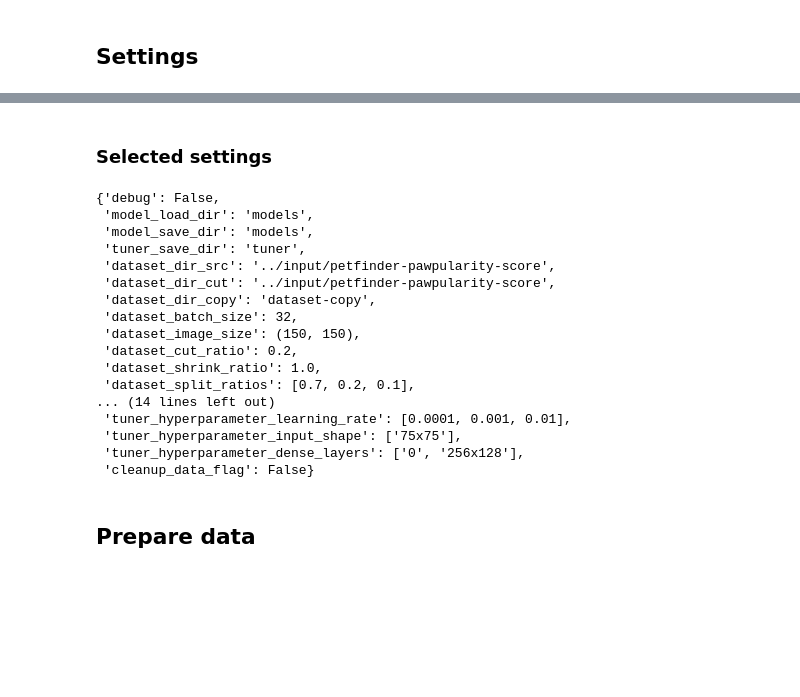
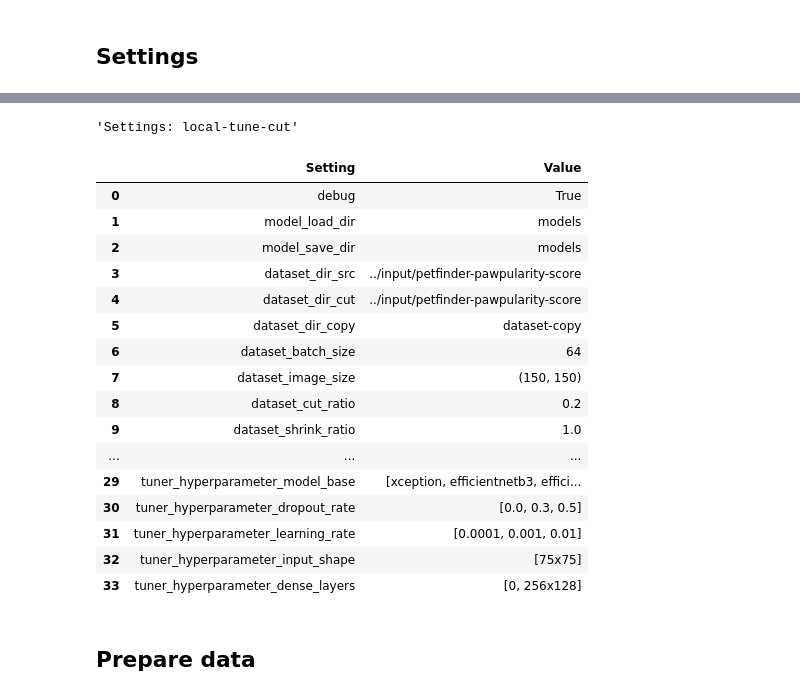
Before and after one commit to jpraynaud/petfinder-pawpularity, a Jupyter notebook: petfinder_pawpularity_tuner.ipynb, the cells around one changed output, grey strips where cells are left out. Cells and saved outputs as stored; diff of their text form; code cells hidden in the pictures; blank space fills up the shorter version.

```diff
--- a/petfinder_pawpularity_tuner.ipynb
+++ b/petfinder_pawpularity_tuner.ipynb
@@ -154,2 +25,0 @@ settingsMap["tuner-remote-full"] = {
-# %% [markdown]
-### Selected settings
@@ -159,28 +26,29 @@ mode = "tuner-local-cut"
-# %%
-# Selected settings
-settings = settingsMap[mode]
-display(settings)
-
-# Debug
-debug = settings["debug"]
-# %% [output]
-{'debug': False,
- 'model_load_dir': 'models',
- 'model_save_dir': 'models',
- 'tuner_save_dir': 'tuner',
- 'dataset_dir_src': '../input/petfinder-pawpularity-score',
- 'dataset_dir_cut': '../input/petfinder-pawpularity-score',
- 'dataset_dir_copy': 'dataset-copy',
- 'dataset_batch_size': 32,
- 'dataset_image_size': (150, 150),
- 'dataset_cut_ratio': 0.2,
- 'dataset_shrink_ratio': 1.0,
- 'dataset_split_ratios': [0.7, 0.2, 0.1],
-... (14 lines left out)
- 'tuner_hyperparameter_learning_rate': [0.0001, 0.001, 0.01],
- 'tuner_hyperparameter_input_shape': ['75x75'],
- 'tuner_hyperparameter_dense_layers': ['0', '256x128'],
- 'cleanup_data_flag': False}
+# %%
+# Settings
+settings, debug = config.get_settings(
+    process="tune",
+    fallback_mode="full"
+)
+mllib.show_dict(settings)
+# %% [output]
+'Settings: local-tune-cut'
+|  | Setting | Value |
+| 0 | debug | True |
+| 1 | model_load_dir | models |
+| 2 | model_save_dir | models |
+| 3 | dataset_dir_src | ../input/petfinder-pawpularity-score |
+| 4 | dataset_dir_cut | ../input/petfinder-pawpularity-score |
+| 5 | dataset_dir_copy | dataset-copy |
+| 6 | dataset_batch_size | 64 |
+| 7 | dataset_image_size | (150, 150) |
+| 8 | dataset_cut_ratio | 0.2 |
+| 9 | dataset_shrink_ratio | 1.0 |
+| ... | ... | ... |
+| 29 | tuner_hyperparameter_model_base | [xception, efficientnetb3, effici... |
+| 30 | tuner_hyperparameter_dropout_rate | [0.0, 0.3, 0.5] |
+| 31 | tuner_hyperparameter_learning_rate | [0.0001, 0.001, 0.01] |
+| 32 | tuner_hyperparameter_input_shape | [75x75] |
+| 33 | tuner_hyperparameter_dense_layers | [0, 256x128] |
 # %% [markdown]
 ## Prepare data
 # %%
```
Also changed, not shown: parts of 11 cells of this notebook, 6 other files.
